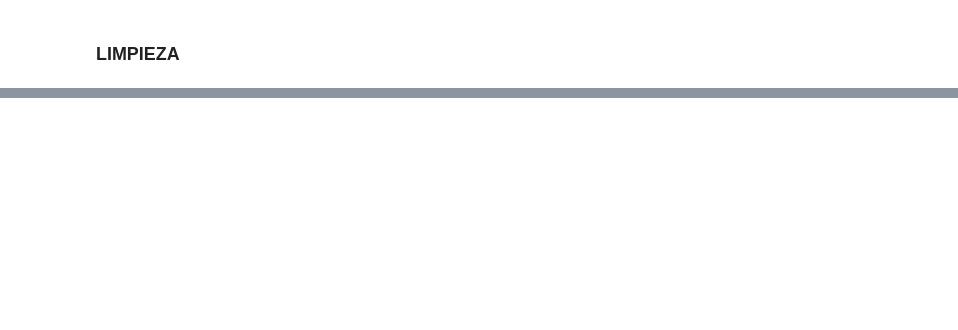
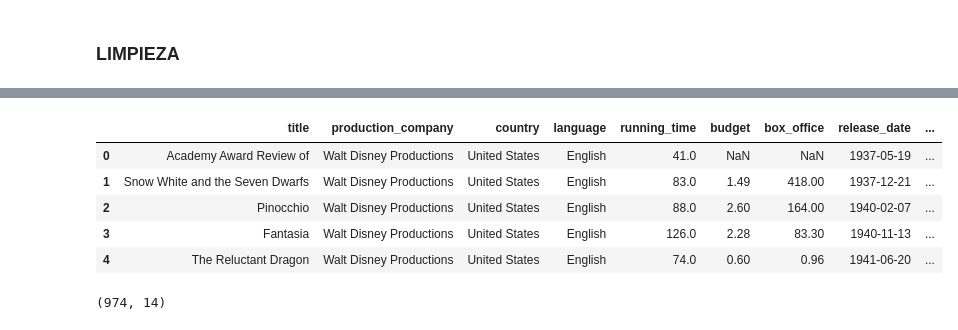
Before and after one commit to laural87/promoI-modulo4-grupo3-Yami-Ceci_Laura, a Jupyter notebook: Limpieza.ipynb, the cells around one changed output, grey strips where cells are left out. Cells and saved outputs as stored; diff of their text form; code cells hidden in the pictures; blank space fills up the shorter version.

```diff
--- a/Limpieza.ipynb
+++ b/Limpieza.ipynb
@@ -78,0 +149,13 @@ dtype: float64
+# %%
+df.head()
+# %% [output]
+|  | title | production_company | country | language | running_time | budget | box_office | release_date | ... |
+| 0 | Academy Award Review of | Walt Disney Productions | United States | English | 41.0 | NaN | NaN | 1937-05-19 | ... |
+| 1 | Snow White and the Seven Dwarfs | Walt Disney Productions | United States | English | 83.0 | 1.49 | 418.00 | 1937-12-21 | ... |
+| 2 | Pinocchio | Walt Disney Productions | United States | English | 88.0 | 2.60 | 164.00 | 1940-02-07 | ... |
+| 3 | Fantasia | Walt Disney Productions | United States | English | 126.0 | 2.28 | 83.30 | 1940-11-13 | ... |
+| 4 | The Reluctant Dragon | Walt Disney Productions | United States | English | 74.0 | 0.60 | 0.96 | 1941-06-20 | ... |
+# %%
+df.shape
+# %% [output]
+(974, 14)
```
Also changed, not shown: parts of 18 cells of this notebook, 1 other file.
